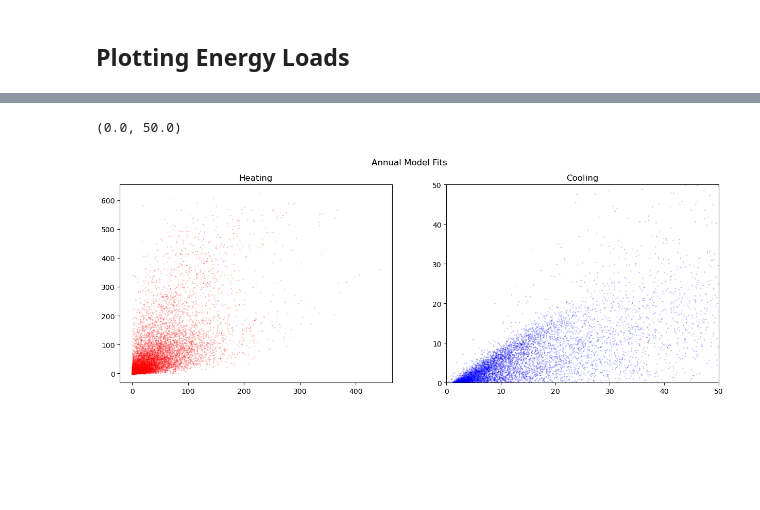
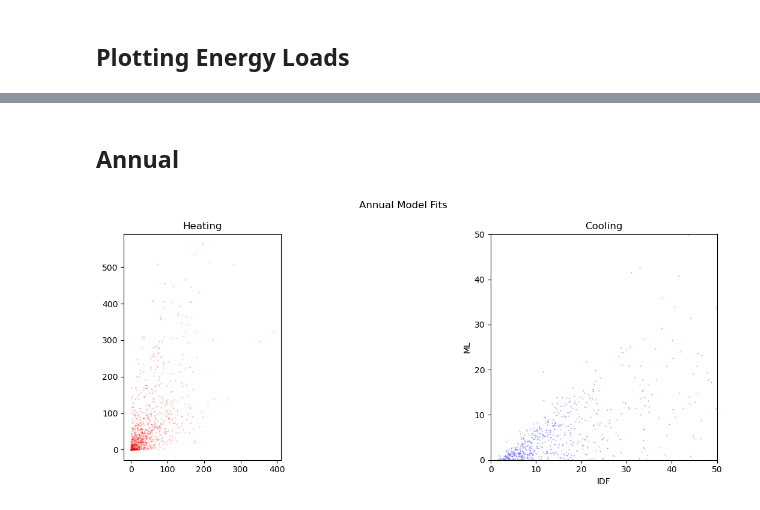
Before and after one commit to szvsw/ml-for-building-energy-modeling, a Jupyter notebook: ml-for-bem/notebooks/validate.ipynb, the cells around one changed output, grey strips where cells are left out. Drawn from its saved outputs; the diff is of its cells as text; code cells hidden in the pictures; blank space fills up the shorter version.

```diff
--- a/ml-for-bem/notebooks/validate.ipynb
+++ b/ml-for-bem/notebooks/validate.ipynb
@@ -38,7 +57,9 @@ bucket = "ml-for-bem"
 s3 = boto3.client("s3")
 
 local_dir = Path("data") / "temp"
-experiment_name = "validation/v2/seattle"
+version = "v4"
+city = "seattle"
+experiment_name = f"validation/{version}/{city}"
 should_gather_idf = False
 
 registry = "ml-for-building-energy-modeling/model-registry"
@@ -153,11 +203,3 @@ for building_id in tqdm(building_meta.index.to_list()[:10]):
 ## Allocate Shoebox dimensions
 
 Floor-to-floor height and shoebox width are fixed.
-# %%
-# sb_perim_facade_area = features.width * features.height
-# sb_perim_area = features.zone_perim_floor_area_to_facade_area * sb_perim_facade_area
-# sb_perim_depth = sb_perim_area / features.width
-# sb_core_depth = features.zone_core_area_to_perimeter_area * sb_perim_depth
-
-features["perim_depth"] = features.building_computed_perim_depth
-features["core_depth"] = features.building_computed_core_depth
@@ -363,33 +523,39 @@ fig.tight_layout()
+# %% [markdown]
+## Annual
 # %%
 fig, ax = plt.subplots(1, 2, figsize=(15, 5))
 plt.suptitle("Annual Model Fits")
 h_ax = ax[0]
 c_ax = ax[1]
 h_ax.set_title("Heating")
 c_ax.set_title("Cooling")
 
 h_ax.scatter(
     true_results["Heating:DistrictHeating"].sum(axis=1),
     ml_annual.Heating,
     color="red",
     alpha=0.3,
     s=0.3,
 )
 # h_ax.set_ylim(0, 50)
 # h_ax.set_xlim(0, 50)
 
 c_ax.scatter(
     true_results["Cooling:DistrictCooling"].sum(axis=1),
     ml_annual.Cooling,
     color="blue",
     alpha=0.3,
     s=0.3,
 )
+c_ax.set_ylabel("ML")
+c_ax.set_xlabel("IDF")
 c_ax.set_ylim(0, 50)
 c_ax.set_xlim(0, 50)
+c_ax.set_aspect("equal", "box")
+h_ax.set_aspect("equal", "box")
+fig.tight_layout()
 # %% [output]
-(0.0, 50.0)
-[figure, old version]
+[figure, new version]
 # %%
 ml_annual_e = ml_annual * building_meta.loc[ml_annual.index, "gfa"].values.reshape(
     -1, 1
```
Also changed, not shown: parts of 18 cells of this notebook.
